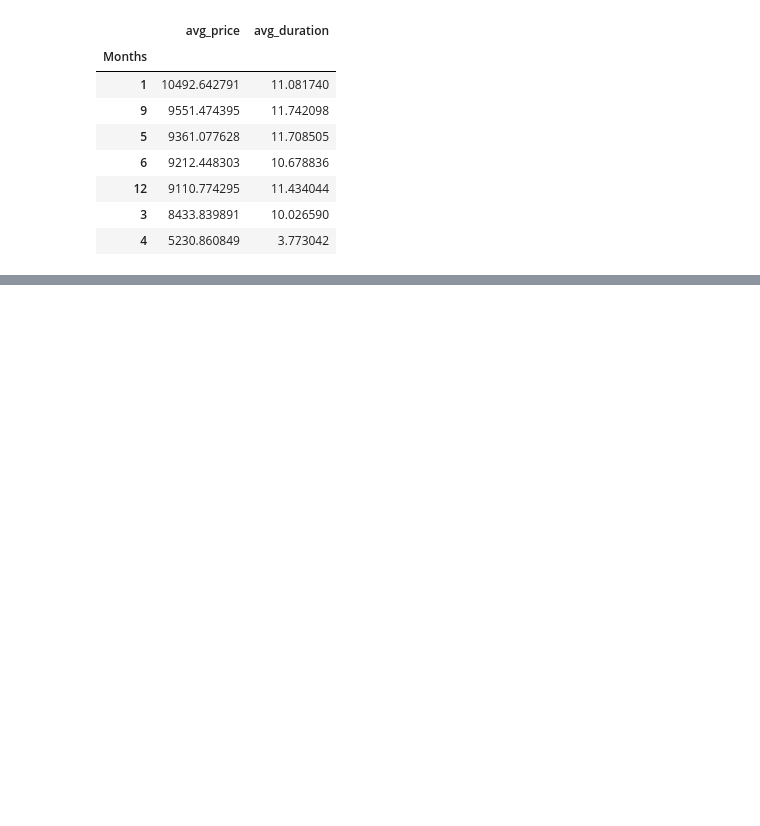
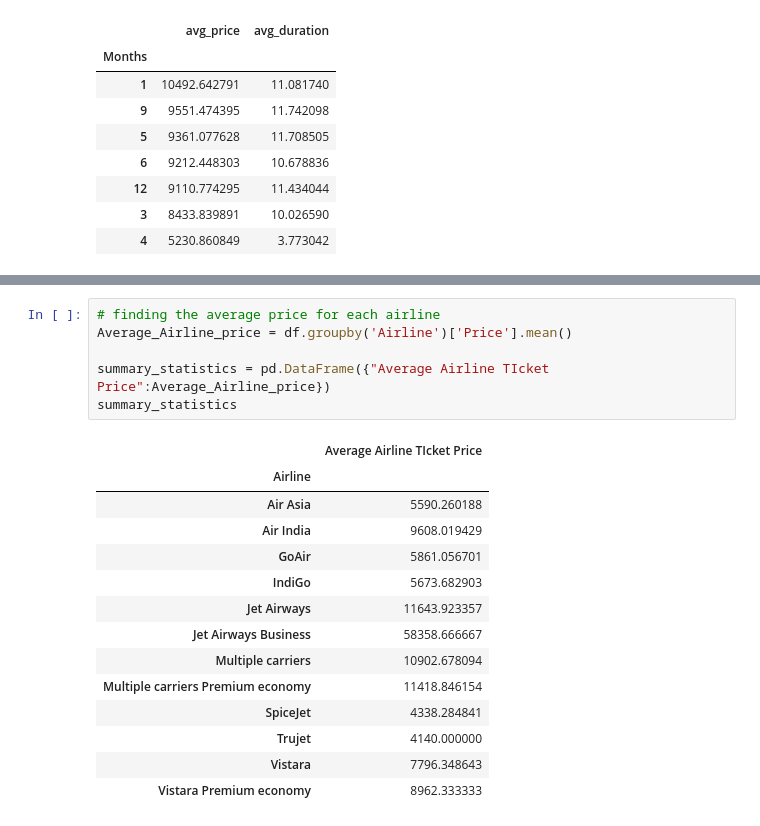
Before and after one commit to mehratif1/Flight_Price_Analysis, a Jupyter notebook: Project1.ipynb, the cells around one changed output, grey strips where cells are left out. Saved outputs shown, nothing was run; the diff lists cells and outputs as text; blank space fills up the shorter version.

```diff
--- a/Project1.ipynb
+++ b/Project1.ipynb
@@ -282,0 +315,21 @@ df.groupby("Months").agg(avg_price = ("Price", "mean"), avg_duration = ("Duratio
+# %%
+# finding the average price for each airline
+Average_Airline_price = df.groupby('Airline')['Price'].mean()
+
+summary_statistics = pd.DataFrame({"Average Airline TIcket Price":Average_Airline_price})
+summary_statistics
+# %% [output]
+|  | Average Airline TIcket Price |
+| Airline |  |
+| Air Asia | 5590.260188 |
+| Air India | 9608.019429 |
+| GoAir | 5861.056701 |
+| IndiGo | 5673.682903 |
+| Jet Airways | 11643.923357 |
+| Jet Airways Business | 58358.666667 |
+| Multiple carriers | 10902.678094 |
+| Multiple carriers Premium economy | 11418.846154 |
+| SpiceJet | 4338.284841 |
+| Trujet | 4140.000000 |
+| Vistara | 7796.348643 |
+| Vistara Premium economy | 8962.333333 |
```
Also changed, not shown: parts of 8 cells of this notebook, 1 other file.
